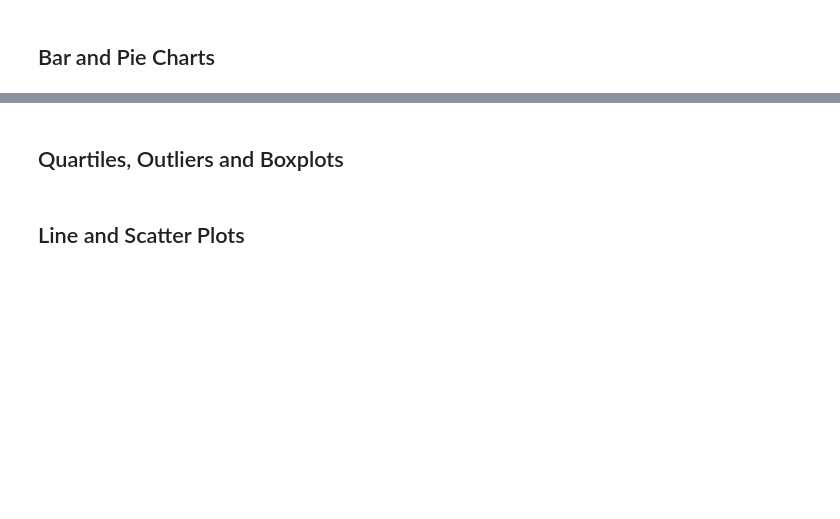
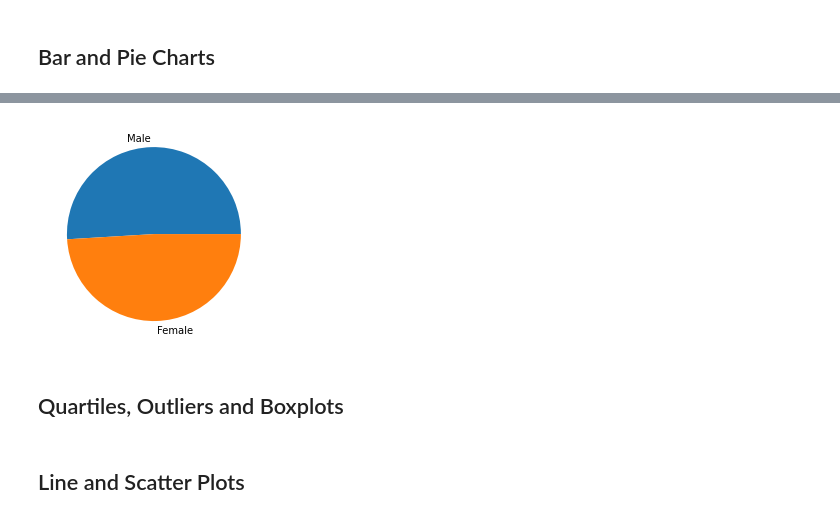
Before and after one commit to natlass/The-Power-of-Plots, a Jupyter notebook: pymaceuticals_starter.ipynb, the cells around one changed output, grey strips where cells are left out. Cells and saved outputs as stored; diff of their text form; code cells hidden in the pictures; blank space fills up the shorter version.

```diff
--- a/pymaceuticals_starter.ipynb
+++ b/pymaceuticals_starter.ipynb
@@ -105,5 +177,10 @@ clean_df
 # %%
 # Generate a pie plot showing the distribution of female versus male mice using pyplot
+sex = clean_df['Sex'].value_counts()
+plt.pie(sex.values, labels=sex.index)
+plt.title=("Distribution of Female vs. Male Mice (pyplot)")
+# %% [output]
+[figure, added]
 # %% [markdown]
 ## Quartiles, Outliers and Boxplots
 # %%
```
Also changed, not shown: parts of 9 cells of this notebook.
